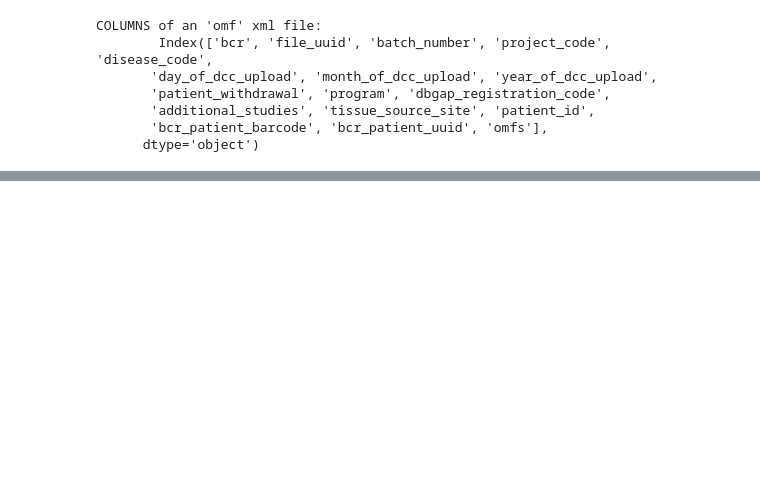
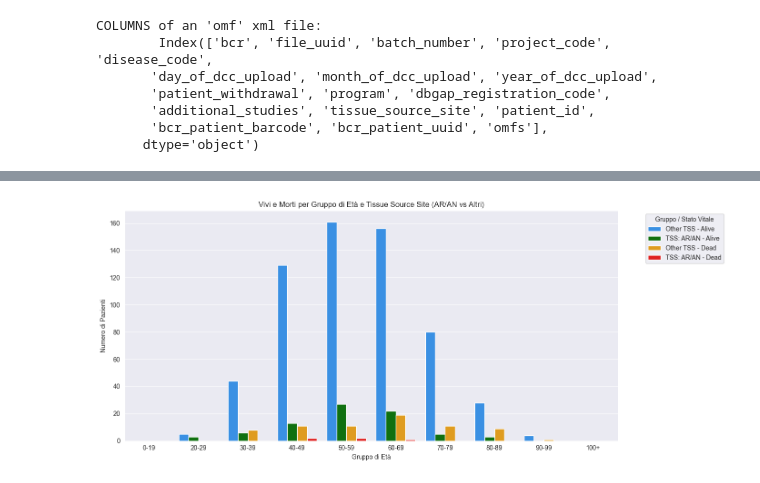
Before and after one commit to giorgiaBertacchini/miRNA_survival_analysis, a Jupyter notebook: notebooks/data_analysis.ipynb, the cells around one changed output, grey strips where cells are left out. Saved outputs shown, nothing was run; the diff lists cells and outputs as text; code cells hidden in the pictures; blank space fills up the shorter version.

```diff
--- a/notebooks/data_analysis.ipynb
+++ b/notebooks/data_analysis.ipynb
@@ -651,0 +481,42 @@ final_merged_df_to_save.shape
+# %%
+import pandas as pd
+import matplotlib.pyplot as plt
+import seaborn as sns
+
+df['age'] = (-df['days_to_birth'].astype(float) / 365).astype(int)
+
+bins = [0,19,29,39,49,59,69,79,89,99,120]
+labels = ['0-19','20-29','30-39','40-49','50-59','60-69','70-79','80-89','90-99','100+']
+df['age_group'] = pd.cut(df['age'], bins=bins, labels=labels, right=True)
+df['tss_group'] = df['tissue_source_site'].apply(lambda x: 'TSS: AR/AN' if x in ['AR','AN'] else 'Other TSS')
+
+age_status_counts = df.groupby(['age_group','tss_group','vital_status'], observed=True).size().reset_index(name='count')
+
+# Creiamo una colonna combinata per hue
+age_status_counts['category'] = age_status_counts['tss_group'] + ' - ' + age_status_counts['vital_status']
+
+# Definiamo la palette piatta usando la nuova colonna
+color_map = {
+    'TSS: AR/AN - Alive': 'green',
+    'TSS: AR/AN - Dead': 'red',
+    'Other TSS - Alive': 'dodgerblue',
+    'Other TSS - Dead': 'orange'
+}
+
+plt.figure(figsize=(14,6))
+sns.barplot(
+    data=age_status_counts,
+    x='age_group',
+    y='count',
+    hue='category',
+    palette=color_map
+)
+
+plt.title('Vivi e Morti per Gruppo di Età e Tissue Source Site (AR/AN vs Altri)')
+plt.xlabel('Gruppo di Età')
+plt.ylabel('Numero di Pazienti')
+plt.legend(title='Gruppo / Stato Vitale', bbox_to_anchor=(1.05, 1), loc='upper left')
+plt.tight_layout()
+plt.show()
+# %% [output]
+[figure, added]
```
Also changed, not shown: parts of 83 cells of this notebook, 2 other files.
